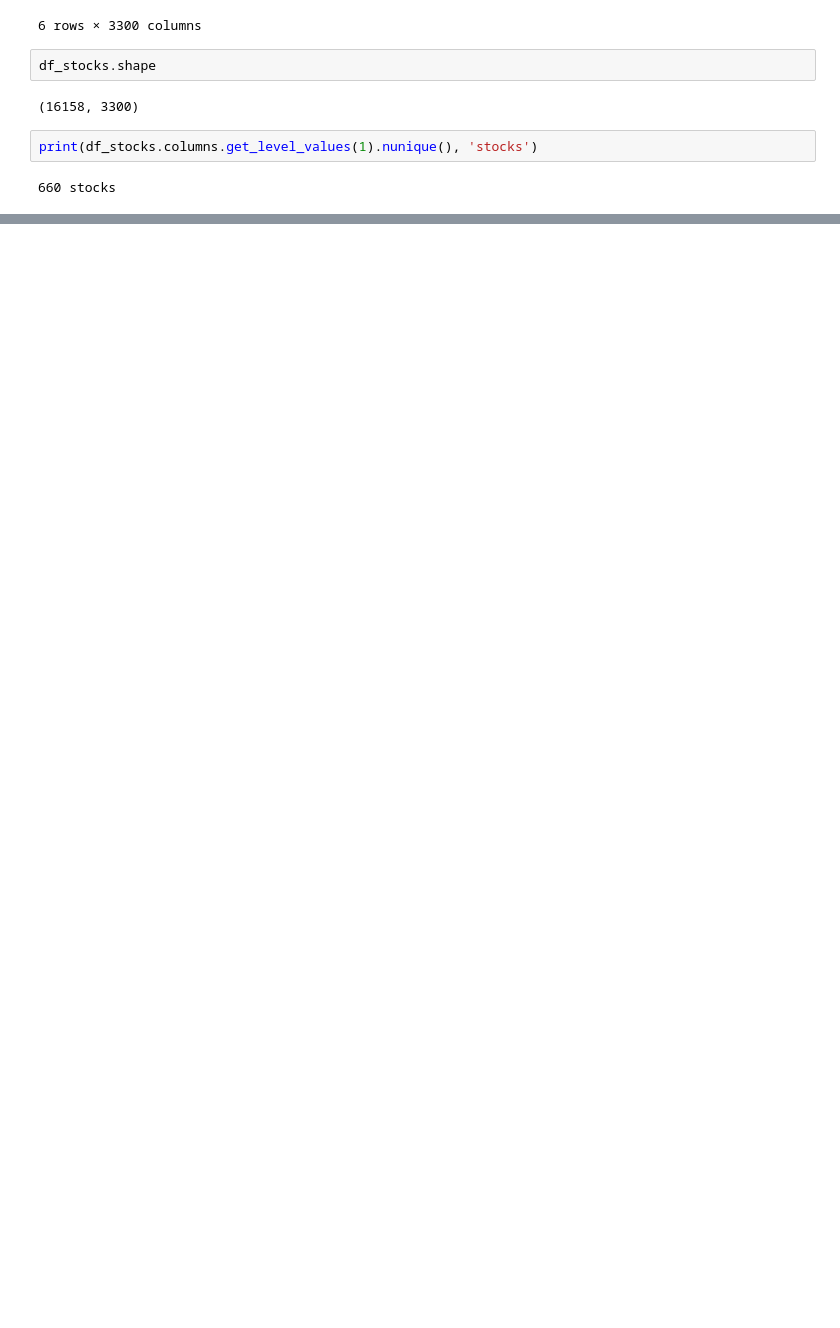
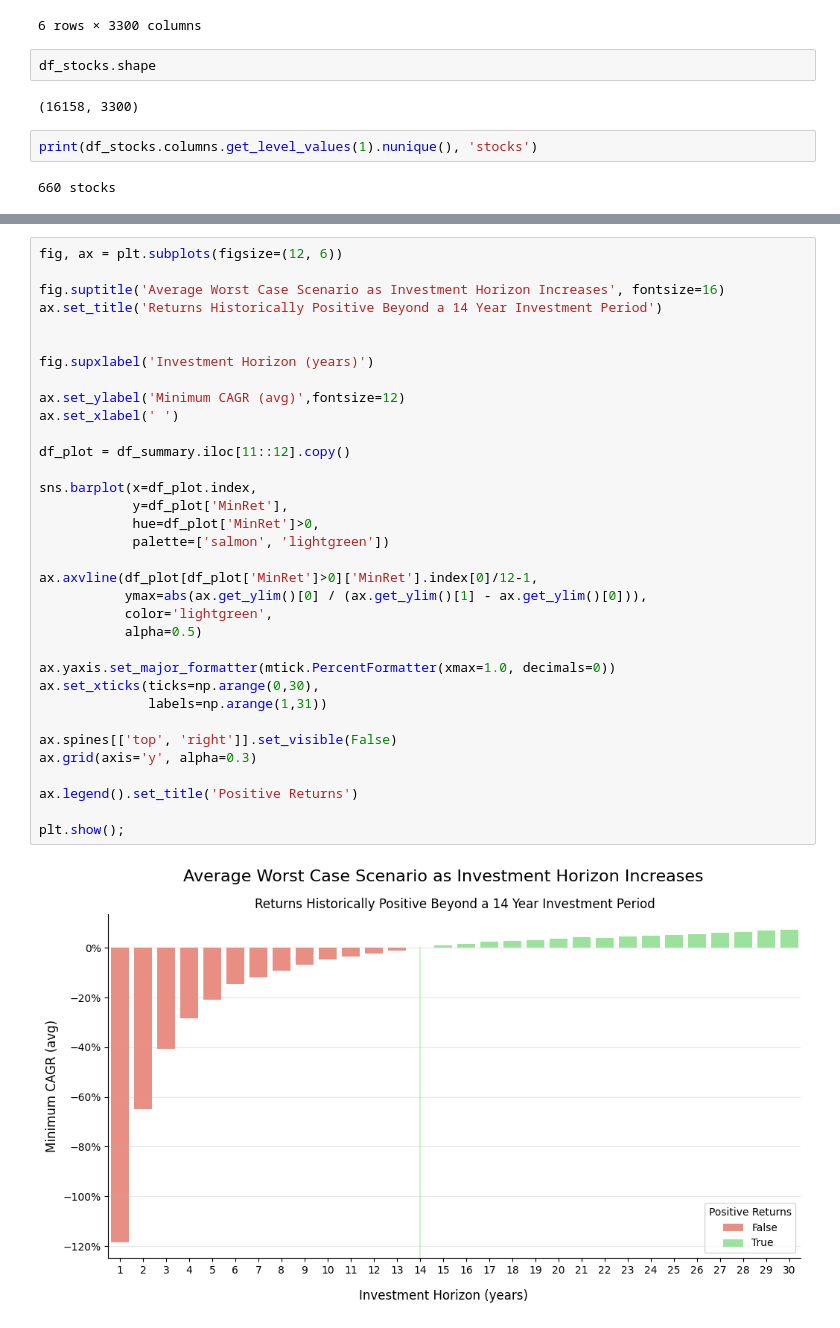
Before and after one commit to JamieW365/trading_algos, a Jupyter notebook: notebooks/optimization/time_diversification.ipynb, the cells around one changed output, grey strips where cells are left out. Cells and saved outputs as stored; diff of their text form; blank space fills up the shorter version.

```diff
--- a/notebooks/optimization/time_diversification.ipynb
+++ b/notebooks/optimization/time_diversification.ipynb
@@ -277,0 +165,36 @@ df_summary[['5%', '50%', '95%']].iloc[12:].plot()
+# %%
+fig, ax = plt.subplots(figsize=(12, 6))
+
+fig.suptitle('Average Worst Case Scenario as Investment Horizon Increases', fontsize=16)
+ax.set_title('Returns Historically Positive Beyond a 14 Year Investment Period')
+
+
+fig.supxlabel('Investment Horizon (years)')
+
+ax.set_ylabel('Minimum CAGR (avg)',fontsize=12)
+ax.set_xlabel(' ')
+
+df_plot = df_summary.iloc[11::12].copy()
+
+sns.barplot(x=df_plot.index,
+            y=df_plot['MinRet'],
+            hue=df_plot['MinRet']>0,
+            palette=['salmon', 'lightgreen'])
+
+ax.axvline(df_plot[df_plot['MinRet']>0]['MinRet'].index[0]/12-1,
+           ymax=abs(ax.get_ylim()[0] / (ax.get_ylim()[1] - ax.get_ylim()[0])),
+           color='lightgreen',
+           alpha=0.5)
+
+ax.yaxis.set_major_formatter(mtick.PercentFormatter(xmax=1.0, decimals=0))
+ax.set_xticks(ticks=np.arange(0,30),
+              labels=np.arange(1,31))
+
+ax.spines[['top', 'right']].set_visible(False)
+ax.grid(axis='y', alpha=0.3)
+
+ax.legend().set_title('Positive Returns')
+
+plt.show();
+# %% [output]
+[figure, added]
```
Also changed, not shown: parts of 32 cells of this notebook.
